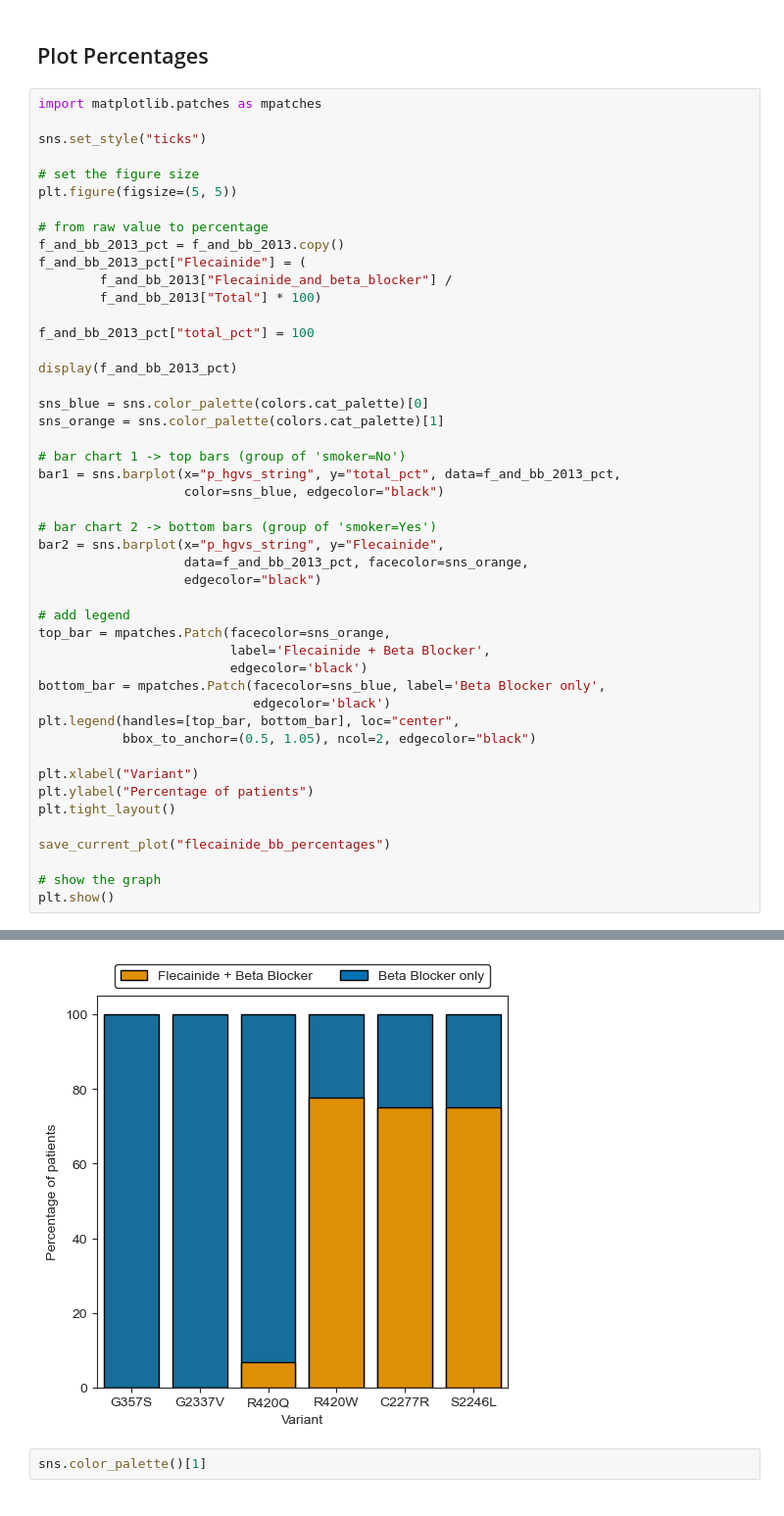
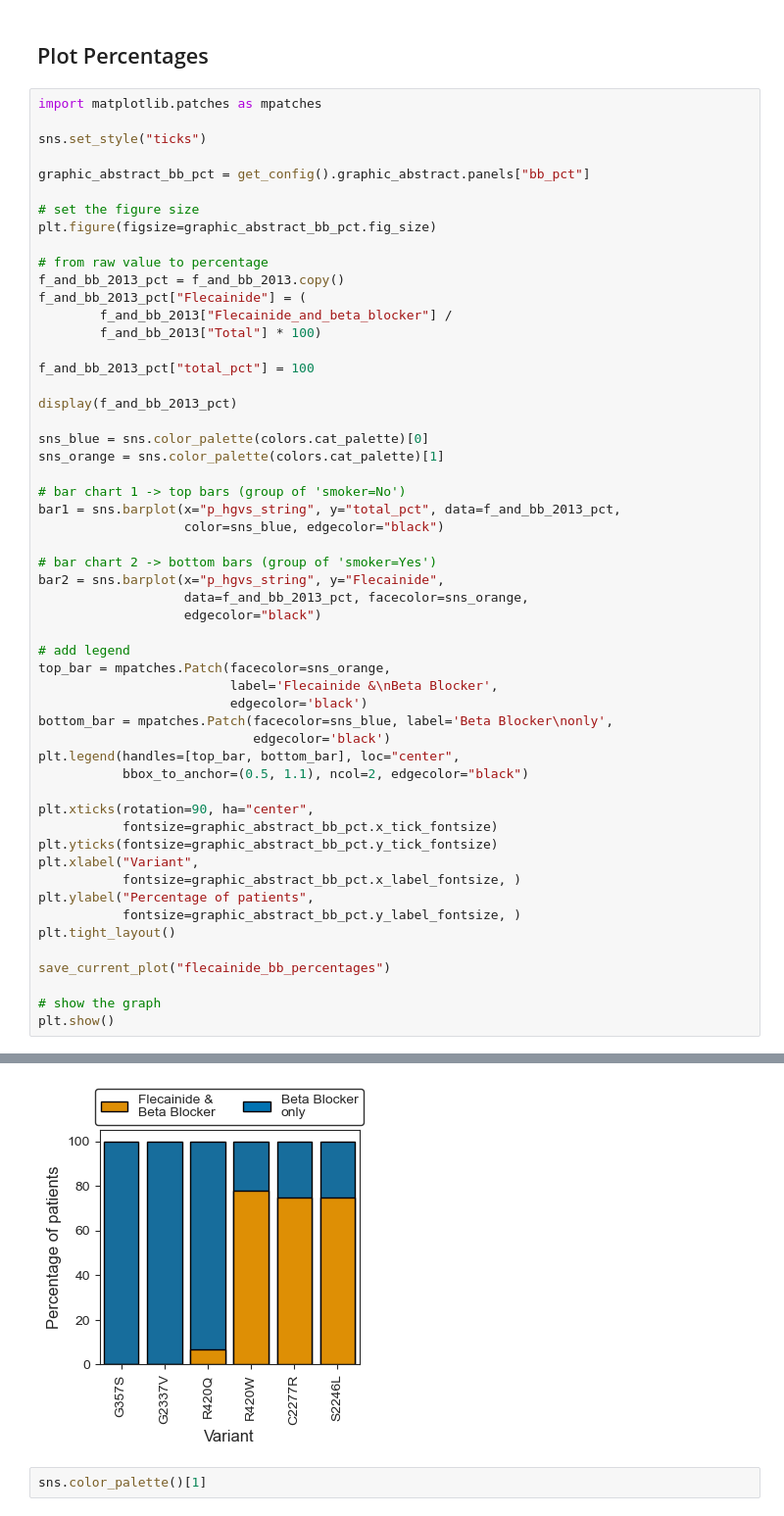
Before and after one commit to alexdaiii/cpvt_database_analysis, a Jupyter notebook: analysis/09_beta_blocker_cpvt.ipynb, the cells around one changed output, grey strips where cells are left out. Shown at 98% size. Drawn from its saved outputs; the diff is of its cells as text.

```diff
--- a/analysis/09_beta_blocker_cpvt.ipynb
+++ b/analysis/09_beta_blocker_cpvt.ipynb
@@ -440,8 +442,10 @@ import matplotlib.patches as mpatches
 
 sns.set_style("ticks")
 
+graphic_abstract_bb_pct = get_config().graphic_abstract.panels["bb_pct"]
+
 # set the figure size
-plt.figure(figsize=(5, 5))
+plt.figure(figsize=graphic_abstract_bb_pct.fig_size)
 
 # from raw value to percentage
 f_and_bb_2013_pct = f_and_bb_2013.copy()
@@ -458,39 +462,44 @@ sns_orange = sns.color_palette(colors.cat_palette)[1]
 
 # bar chart 1 -> top bars (group of 'smoker=No')
 bar1 = sns.barplot(x="p_hgvs_string", y="total_pct", data=f_and_bb_2013_pct,
                    color=sns_blue, edgecolor="black")
 
 # bar chart 2 -> bottom bars (group of 'smoker=Yes')
 bar2 = sns.barplot(x="p_hgvs_string", y="Flecainide",
                    data=f_and_bb_2013_pct, facecolor=sns_orange,
                    edgecolor="black")
 
 # add legend
 top_bar = mpatches.Patch(facecolor=sns_orange,
-                         label='Flecainide + Beta Blocker',
+                         label='Flecainide &\nBeta Blocker',
                          edgecolor='black')
-bottom_bar = mpatches.Patch(facecolor=sns_blue, label='Beta Blocker only',
+bottom_bar = mpatches.Patch(facecolor=sns_blue, label='Beta Blocker\nonly',
                             edgecolor='black')
 plt.legend(handles=[top_bar, bottom_bar], loc="center",
-           bbox_to_anchor=(0.5, 1.05), ncol=2, edgecolor="black")
+           bbox_to_anchor=(0.5, 1.1), ncol=2, edgecolor="black")
 
-plt.xlabel("Variant")
-plt.ylabel("Percentage of patients")
+plt.xticks(rotation=90, ha="center",
+           fontsize=graphic_abstract_bb_pct.x_tick_fontsize)
+plt.yticks(fontsize=graphic_abstract_bb_pct.y_tick_fontsize)
+plt.xlabel("Variant",
+           fontsize=graphic_abstract_bb_pct.x_label_fontsize, )
+plt.ylabel("Percentage of patients",
+           fontsize=graphic_abstract_bb_pct.y_label_fontsize, )
 plt.tight_layout()
 
 save_current_plot("flecainide_bb_percentages")
 
 # show the graph
 plt.show()
 # %% [output]
 |  | p_hgvs_string | Flecainide_and_beta_blocker | beta_blocker_only | Total | Flecainide | total_pct |
 | 2 | G357S | 0 | 91 | 91 | 0.000000 | 100 |
 | 1 | G2337V | 0 | 21 | 21 | 0.000000 | 100 |
 | 3 | R420Q | 1 | 14 | 15 | 6.666667 | 100 |
 | 4 | R420W | 7 | 2 | 9 | 77.777778 | 100 |
 | 0 | C2277R | 6 | 2 | 8 | 75.000000 | 100 |
 | 5 | S2246L | 3 | 1 | 4 | 75.000000 | 100 |
-[figure, old version]
+[figure, new version]
 # %%
 sns.color_palette()[1]
 # %% [output]
```
Also changed, not shown: parts of 1 cell of this notebook, 14 other files.
